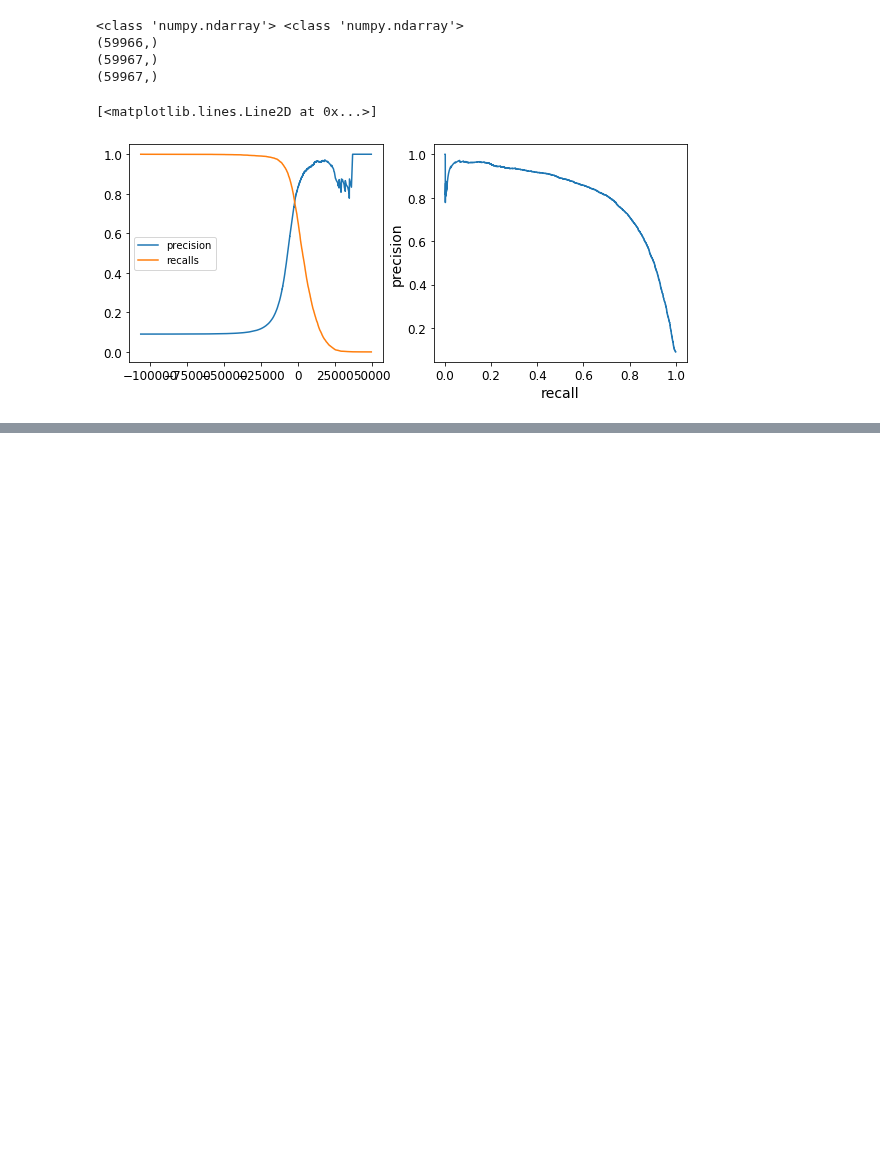
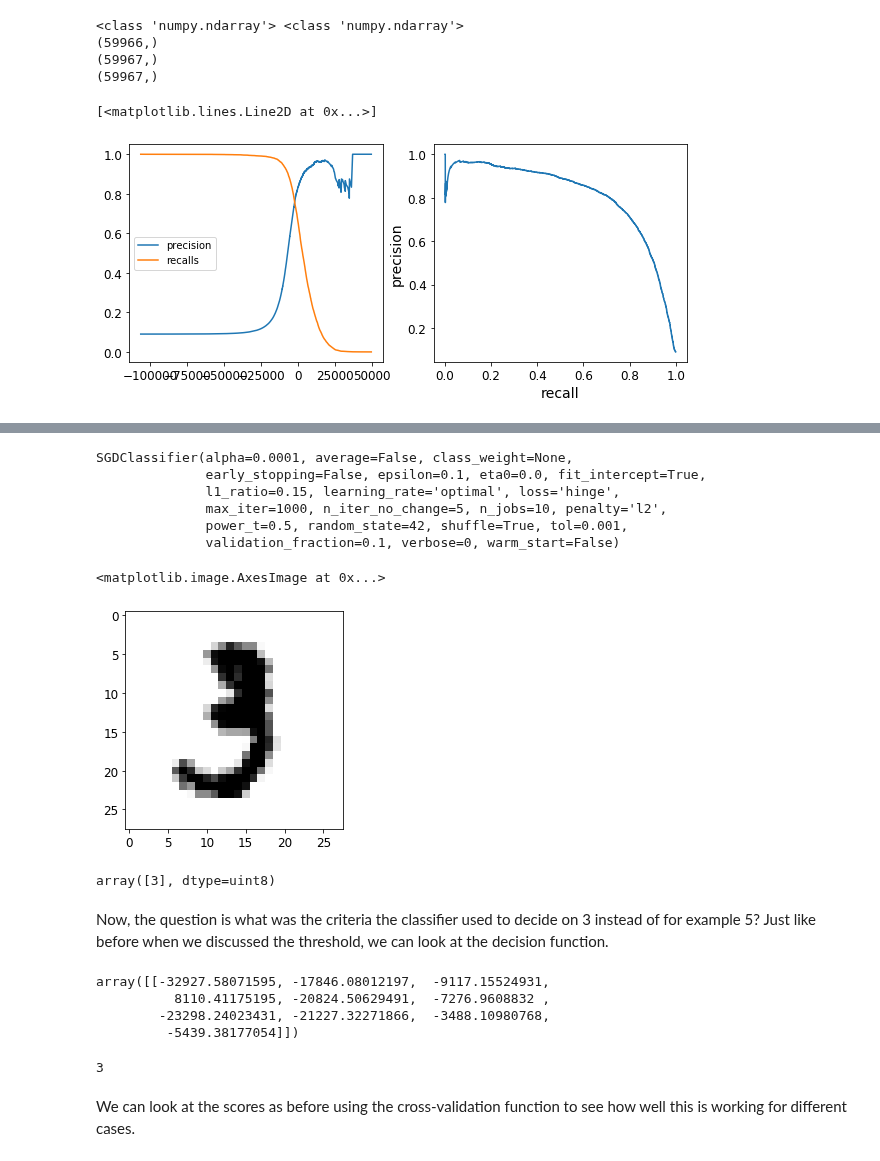
Before and after one commit to dtrad/geoml_course, a Jupyter notebook: Practice9-Classification.ipynb, the cells around one changed output, grey strips where cells are left out. Drawn from its saved outputs; the diff is of its cells as text; code cells hidden in the pictures; blank space fills up the shorter version.

```diff
--- a/Practice9-Classification.ipynb
+++ b/Practice9-Classification.ipynb
@@ -294,0 +362,39 @@ ax[1].plot(recalls[:-1],precisions[:-1])
+# %%
+from sklearn.linear_model import SGDClassifier
+sgd_clf = SGDClassifier(max_iter=1000, tol=1e-3, random_state=42, n_jobs=10)
+sgd_clf.fit(X_train, y_train)
+# %% [output]
+SGDClassifier(alpha=0.0001, average=False, class_weight=None,
+              early_stopping=False, epsilon=0.1, eta0=0.0, fit_intercept=True,
+              l1_ratio=0.15, learning_rate='optimal', loss='hinge',
+              max_iter=1000, n_iter_no_change=5, n_jobs=10, penalty='l2',
+              power_t=0.5, random_state=42, shuffle=True, tol=0.001,
+              validation_fraction=0.1, verbose=0, warm_start=False)
+# %%
+some_digit = X[10]
+some_digit_image = some_digit.reshape(28, 28)
+plt.imshow(some_digit_image, cmap=mpl.cm.binary)
+# %% [output]
+<matplotlib.image.AxesImage at 0x...>
+[figure, added]
+# %%
+sgd_clf.predict([some_digit])
+# %% [output]
+array([3], dtype=uint8)
+# %% [markdown]
+Now, the question is what was the criteria the classifier used to decide on 3 instead of for example 5?
+Just like before when we discussed the threshold, we can look at the decision function.
+# %%
+sgd_clf.decision_function([some_digit])
+# %% [output]
+array([[-32927.58071595, -17846.08012197,  -9117.15524931,
+          8110.41175195, -20824.50629491,  -7276.9608832 ,
+        -23298.24023431, -21227.32271866,  -3488.10980768,
+         -5439.38177054]])
+# %%
+np.argmax(sgd_clf.decision_function([some_digit]))
+# %% [output]
+3
+# %% [markdown]
+We can look at the scores as before using the cross-validation function to see how well this is working for different
+cases.
```
Also changed, not shown: parts of 20 cells of this notebook.
